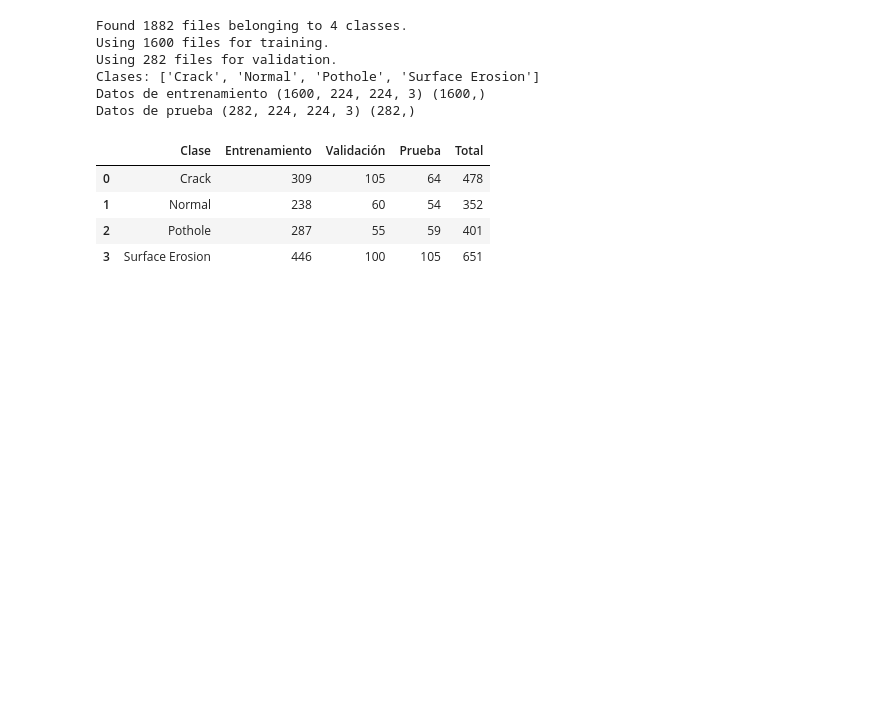
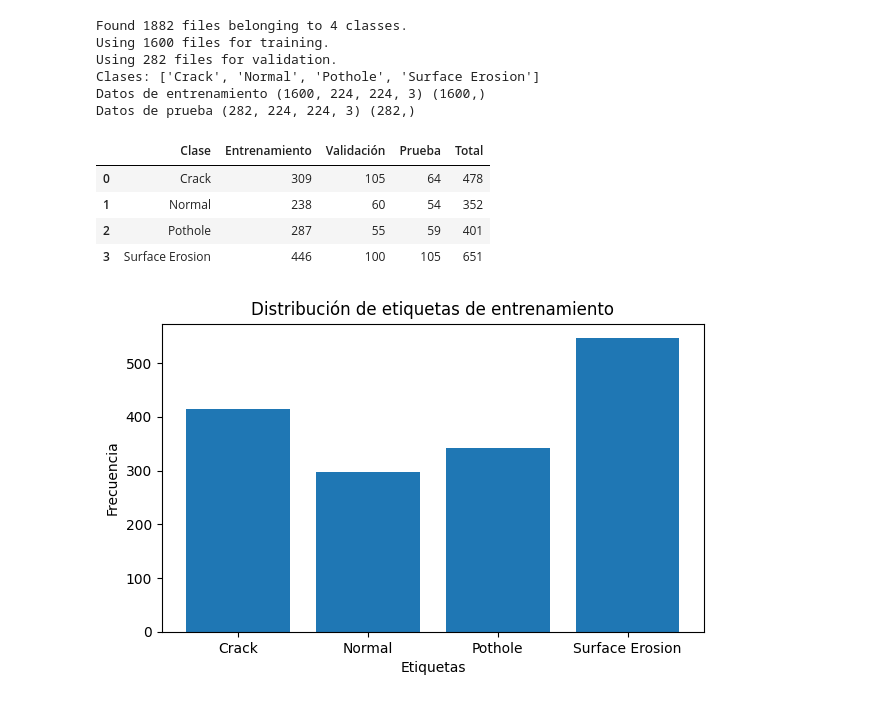
Before and after one commit to JuanCg42/Deteccion_de_Huecos_en_Carreteras_CNN, a Jupyter notebook: Entrenamiento/Detección_de_Huecos_en_Carreteras.ipynb, the cells around one changed output. Drawn from its saved outputs; the diff is of its cells as text; code cells hidden in the pictures; blank space fills up the shorter version.

```diff
--- a/Entrenamiento/Detección_de_Huecos_en_Carreteras.ipynb
+++ b/Entrenamiento/Detección_de_Huecos_en_Carreteras.ipynb
@@ -87,3 +85,16 @@ tabla
 | 1 | Normal | 238 | 60 | 54 | 352 |
 | 2 | Pothole | 287 | 55 | 59 | 401 |
 | 3 | Surface Erosion | 446 | 100 | 105 | 651 |
+# %%
+#Diferente Presentación- en grafico de barras
+values_train, coun_train = np.unique(y_train, return_counts=True)
+plt.figure(figsize=(7,4))
+plt.bar(values_train, coun_train)
+plt.title("Distribución de etiquetas de entrenamiento")
+plt.xlabel("Etiquetas")
+plt.ylabel("Frecuencia")
+plt.xticks(values_train, class_names)
+plt.savefig("distribucion_clases.png")
+plt.show()
+# %% [output]
+[figure, added]
```
Also changed, not shown: parts of 5 cells of this notebook.
